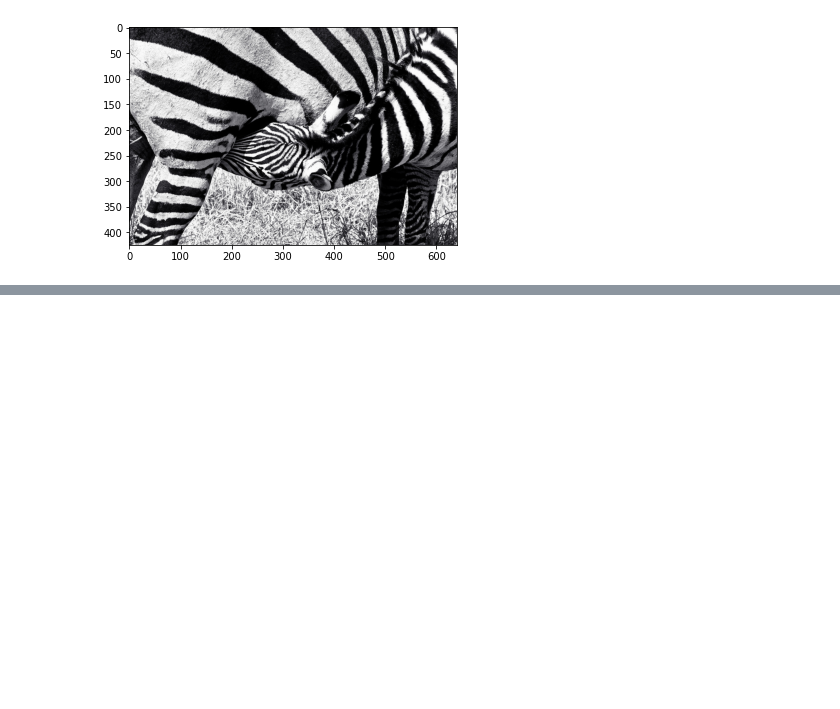
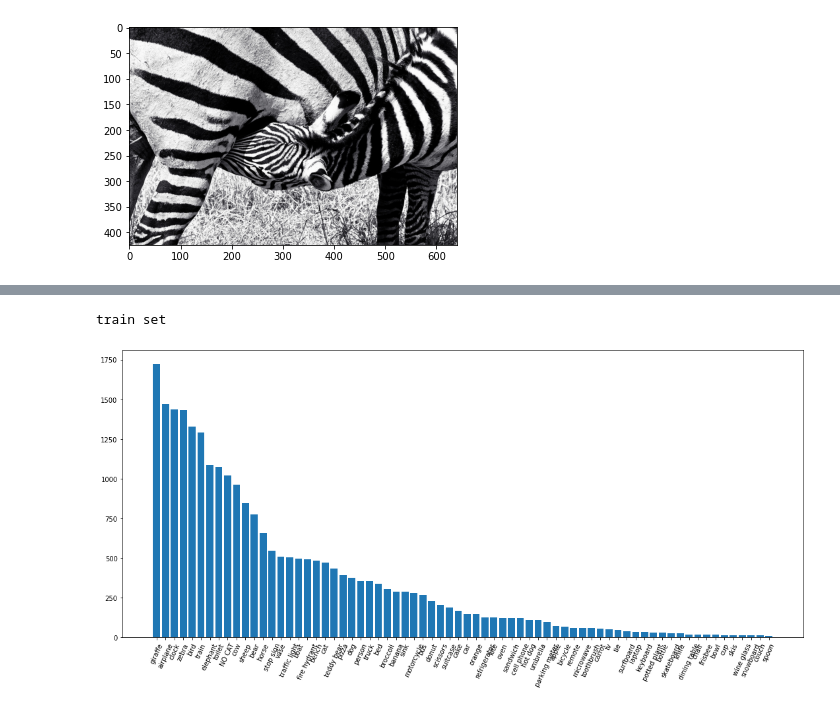
Before and after one commit to slin96/master-thesis, a Jupyter notebook: experiments/coco/coco-analysis.ipynb, the cells around one changed output, grey strips where cells are left out. Cells and saved outputs as stored; diff of their text form; code cells hidden in the pictures; blank space fills up the shorter version.

```diff
--- a/experiments/coco/coco-analysis.ipynb
+++ b/experiments/coco/coco-analysis.ipynb
@@ -78,13 +78,13 @@ num pictures with max 3 categories: 3575
 num pictures with max 2 categories: 2595
 num pictures with max 1 categories: 1073
 # %%
-# print('train set')
-# train_three_cats = filter_number_of_categories(train_coco_data, 3)
-# print('num pictures with 3 categories: {}'.format(len(train_three_cats)))
-# train_two_cats = filter_number_of_categories(train_three_cats, 2)
-# print('num pictures with 2 categories: {}'.format(len(train_two_cats)))
-# train_one_cat = filter_number_of_categories(train_two_cats, 1)
-# print('num pictures with 1 categories: {}'.format(len(train_one_cat)))
+print('train set')
+train_three_cats = filter_number_of_categories(train_coco_data, 3)
+print('num pictures with 3 categories: {}'.format(len(train_three_cats)))
+train_two_cats = filter_number_of_categories(train_three_cats, 2)
+print('num pictures with 2 categories: {}'.format(len(train_two_cats)))
+train_one_cat = filter_number_of_categories(train_two_cats, 1)
+print('num pictures with 1 categories: {}'.format(len(train_one_cat)))
 
 # print instead of execute to save time
 print("train set \nnum pictures with 3 categories: 85234 \nnum pictures with 2 categories: 61065 \nnum pictures with 1 categories: 25207")
@@ -160,0 +168,6 @@ plt.show()
+# %%
+print('train set')
+plot_one_cat_distribution(train_one_cat, limit=70)
+# %% [output]
+train set
+[figure, added]
```
Also changed, not shown: parts of 5 cells of this notebook.
